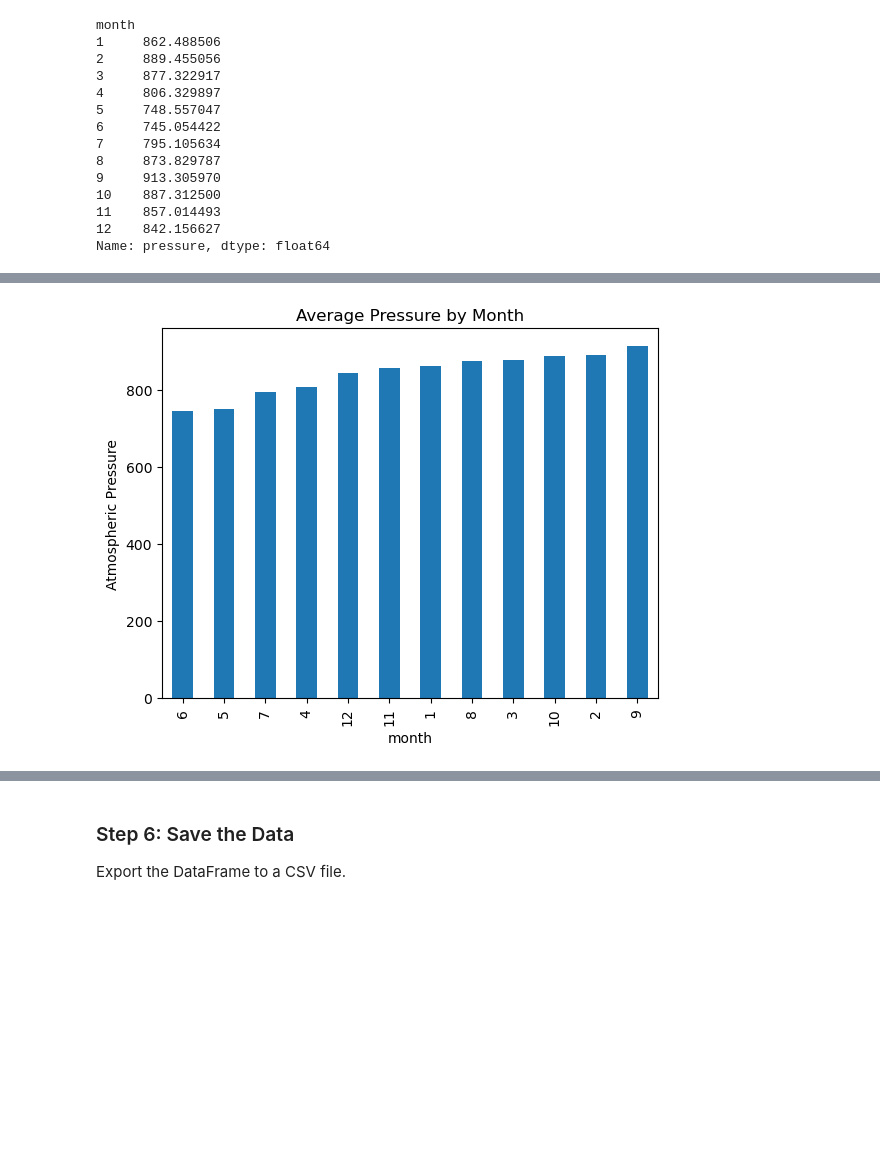
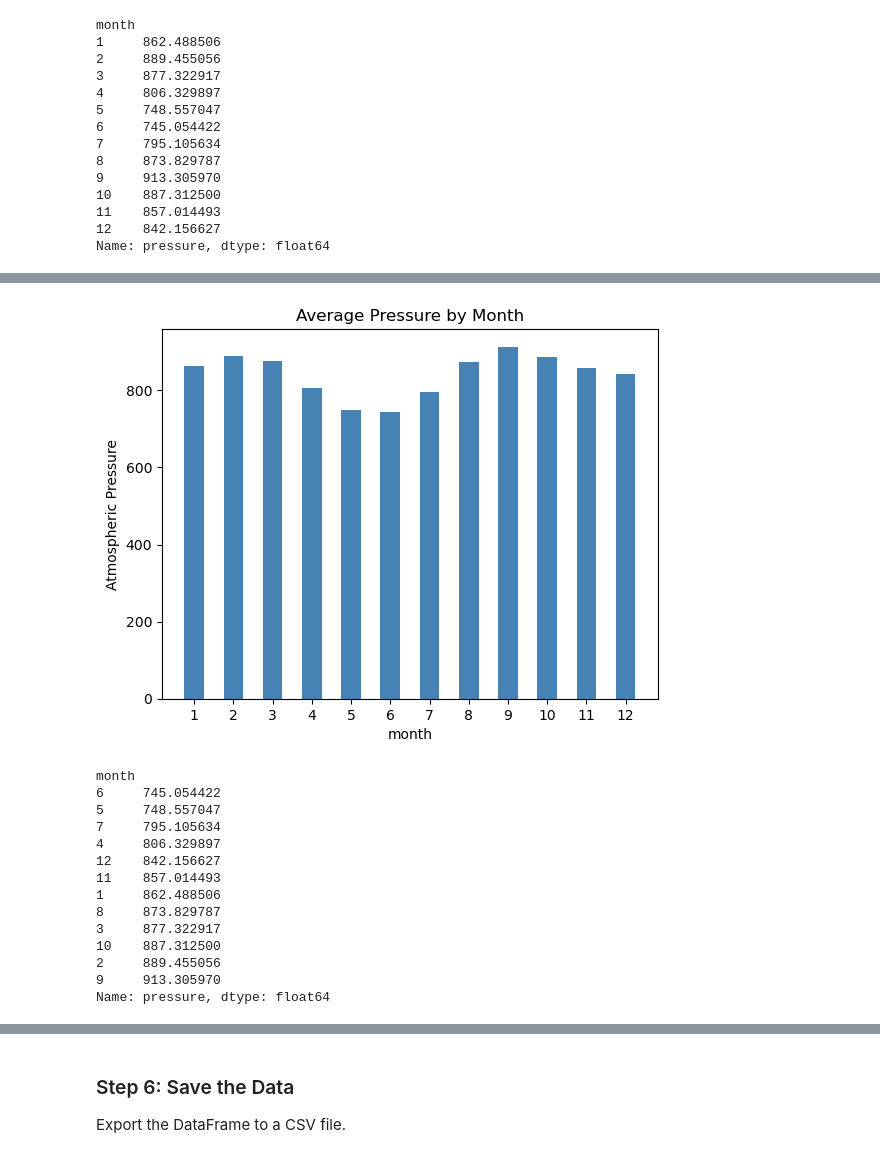
Before and after one commit to AMRITKAUR89/html-challenge, a Jupyter notebook: part_2_mars_weather.ipynb, the cells around one changed output, grey strips where cells are left out. Drawn from its saved outputs; the diff is of its cells as text; code cells hidden in the pictures; blank space fills up the shorter version.

```diff
--- a/part_2_mars_weather.ipynb
+++ b/part_2_mars_weather.ipynb
@@ -17018,5 +33915,7 @@ Name: min_temp, dtype: float64
 # %%
 # 4. What is the average pressure by month?
+avg_pressure= rows_df.groupby('month')['pressure'].mean()
+avg_pressure
 # %% [output]
 month
 1     862.488506
@@ -17039,4 +33934,29 @@ Name: pressure, dtype: float64
+# %%
+# Plot the average pressure by month
+plt.bar(avg_pressure.index, avg_pressure.values, color='steelblue', width=0.5)
+plt.title('Average Pressure by Month')
+plt.xlabel('month')
+plt.ylabel('Atmospheric Pressure')
+plt.xticks(avg_pressure.index)
+plt.show()
+# %% [output]
+[figure, added]
 # %%
 # Identify the lowest and highest pressure months in Curiosity's location by sorting the previous graph
+sorted_avg_pressure = avg_pressure.sort_values()
+sorted_avg_pressure
 # %% [output]
-[figure, removed]
+month
+6     745.054422
+5     748.557047
+7     795.105634
+4     806.329897
+12    842.156627
+11    857.014493
+1     862.488506
+8     873.829787
+3     877.322917
+10    887.312500
+2     889.455056
+9     913.305970
+Name: pressure, dtype: float64
```
Also changed, not shown: parts of 27 cells of this notebook, 3 other files.
